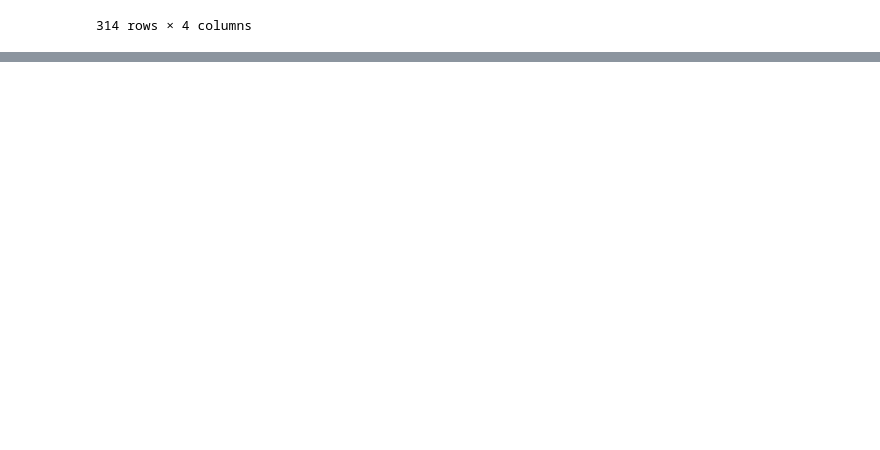
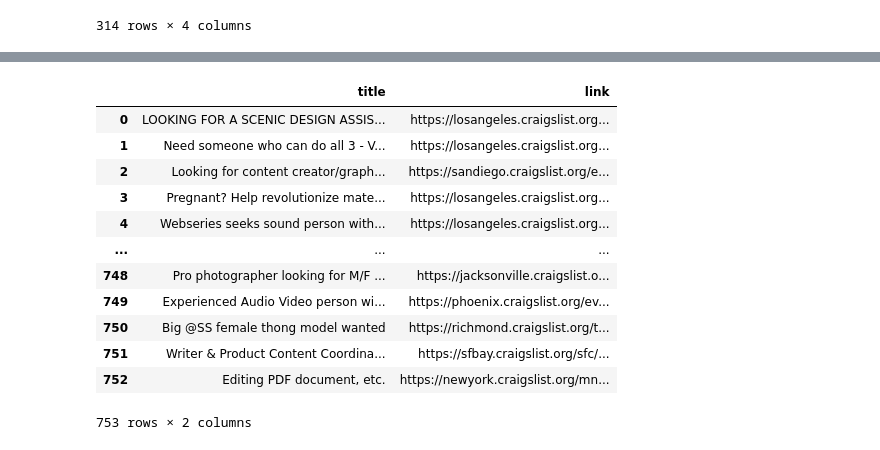
Before and after one commit to MohamedKasem99/My-Upwork-jobs, a Jupyter notebook: Karim/Testing code.ipynb, the cells around one changed output, grey strips where cells are left out. Saved outputs shown, nothing was run; the diff lists cells and outputs as text; code cells hidden in the pictures; blank space fills up the shorter version.

```diff
--- a/Karim/Testing code.ipynb
+++ b/Karim/Testing code.ipynb
@@ -186,0 +269,16 @@ second_extract_pay_appended
+# %%
+first_extract
+# %% [output]
+|  | title | link |
+| 0 | LOOKING FOR A SCENIC DESIGN ASSIS... | https://losangeles.craigslist.org... |
+| 1 | Need someone who can do all 3 - V... | https://losangeles.craigslist.org... |
+| 2 | Looking for content creator/graph... | https://sandiego.craigslist.org/e... |
+| 3 | Pregnant? Help revolutionize mate... | https://losangeles.craigslist.org... |
+| 4 | Webseries seeks sound person with... | https://losangeles.craigslist.org... |
+| ... | ... | ... |
+| 748 | Pro photographer looking for M/F ... | https://jacksonville.craigslist.o... |
+| 749 | Experienced Audio Video person wi... | https://phoenix.craigslist.org/ev... |
+| 750 | Big @SS female thong model wanted | https://richmond.craigslist.org/t... |
+| 751 | Writer & Product Content Coordina... | https://sfbay.craigslist.org/sfc/... |
+| 752 | Editing PDF document, etc. | https://newyork.craigslist.org/mn... |
+753 rows × 2 columns
```
Also changed, not shown: parts of 26 cells of this notebook, 34 other files.
